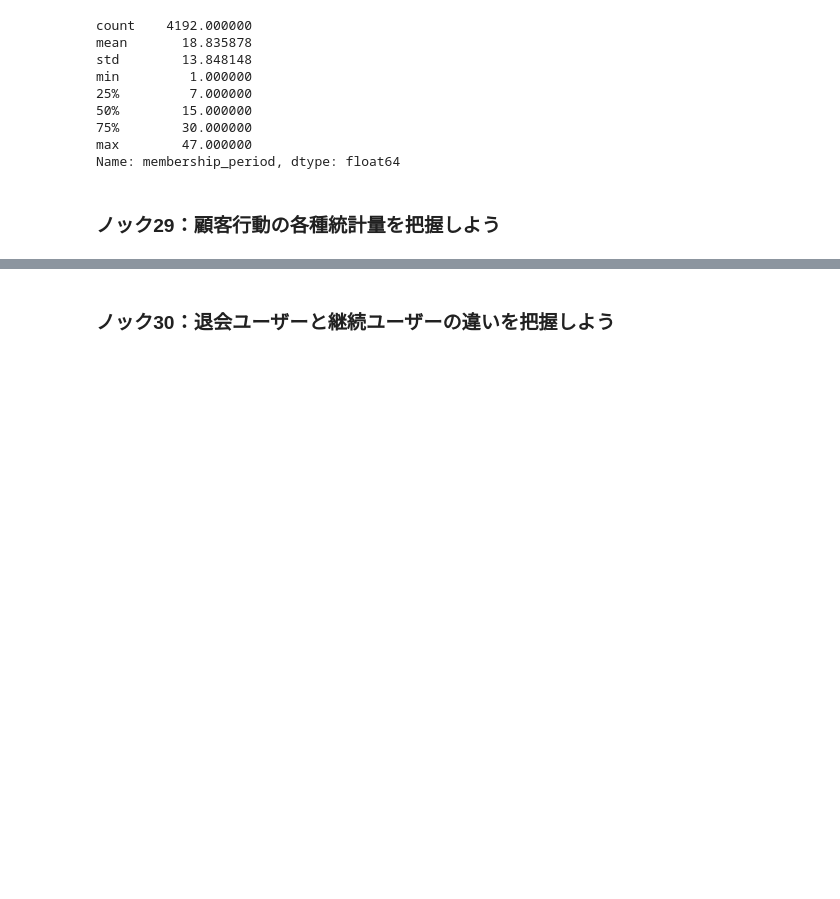
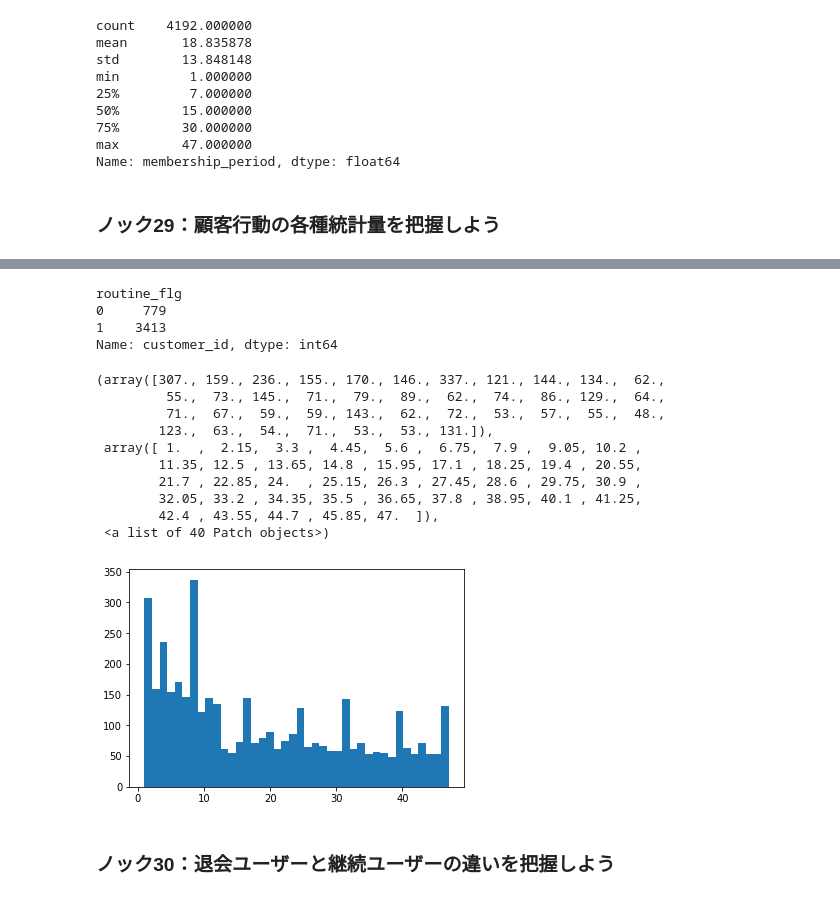
Before and after one commit to bigface0202/python, a Jupyter notebook: 3章_顧客の全体像を把握する１０本ノック.ipynb, the cells around one changed output, grey strips where cells are left out. Drawn from its saved outputs; the diff is of its cells as text; code cells hidden in the pictures; blank space fills up the shorter version.

```diff
--- a/3章_顧客の全体像を把握する１０本ノック.ipynb
+++ b/3章_顧客の全体像を把握する１０本ノック.ipynb
@@ -359,2 +381,23 @@ Name: membership_period, dtype: float64
+# %%
+customer_join.groupby("routine_flg").count()["customer_id"]
+# %% [output]
+routine_flg
+0     779
+1    3413
+Name: customer_id, dtype: int64
+# %%
+plt.hist(customer_join["membership_period"], bins = 40)
+# %% [output]
+(array([307., 159., 236., 155., 170., 146., 337., 121., 144., 134.,  62.,
+         55.,  73., 145.,  71.,  79.,  89.,  62.,  74.,  86., 129.,  64.,
+         71.,  67.,  59.,  59., 143.,  62.,  72.,  53.,  57.,  55.,  48.,
+        123.,  63.,  54.,  71.,  53.,  53., 131.]),
+ array([ 1.  ,  2.15,  3.3 ,  4.45,  5.6 ,  6.75,  7.9 ,  9.05, 10.2 ,
+        11.35, 12.5 , 13.65, 14.8 , 15.95, 17.1 , 18.25, 19.4 , 20.55,
+        21.7 , 22.85, 24.  , 25.15, 26.3 , 27.45, 28.6 , 29.75, 30.9 ,
+        32.05, 33.2 , 34.35, 35.5 , 36.65, 37.8 , 38.95, 40.1 , 41.25,
+        42.4 , 43.55, 44.7 , 45.85, 47.  ]),
+ <a list of 40 Patch objects>)
+[figure, added]
 # %% [markdown]
 ### ノック30：退会ユーザーと継続ユーザーの違いを把握しよう
```
Also changed, not shown: parts of 7 cells of this notebook, 5 other files.
